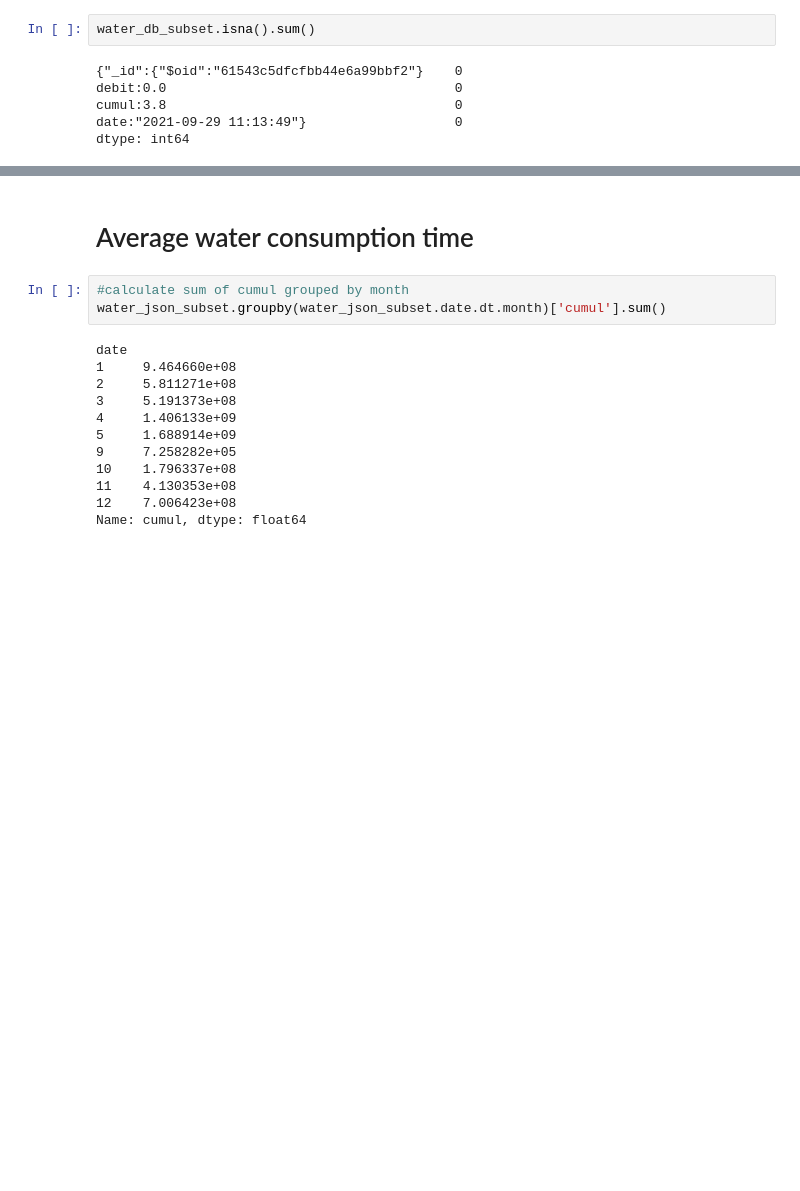
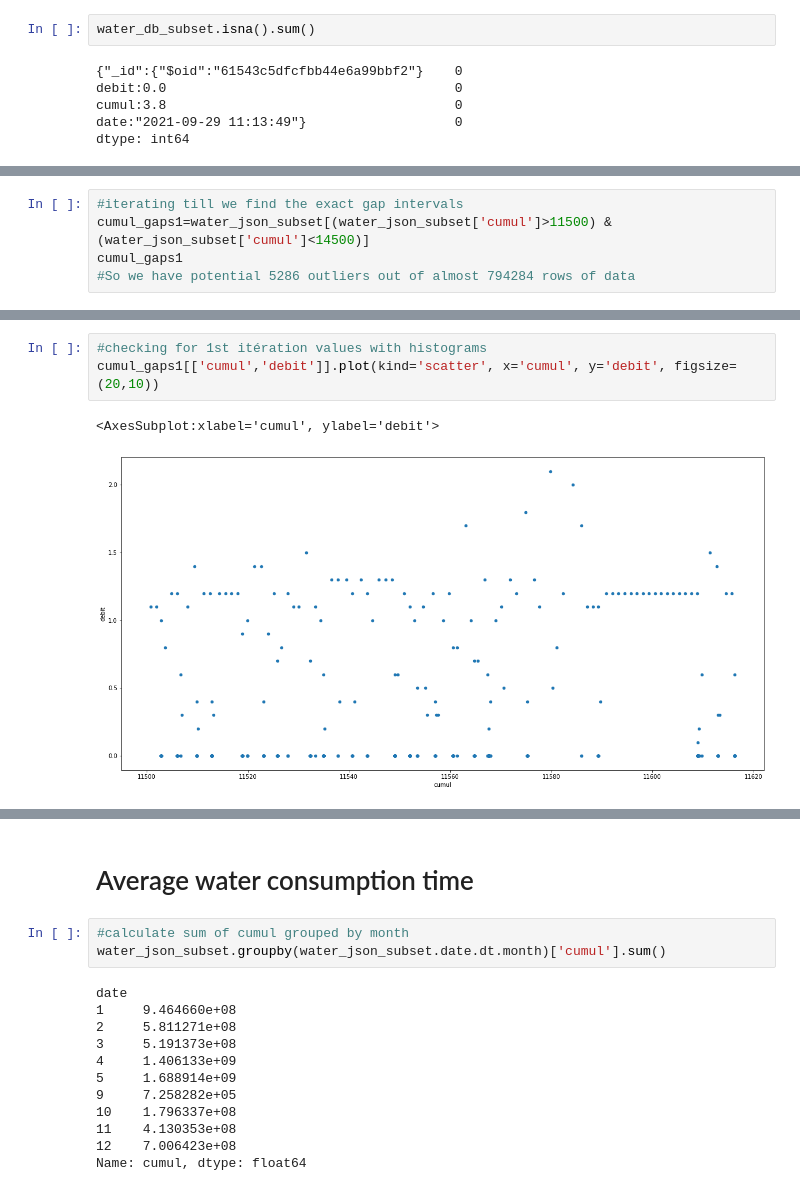
Before and after one commit to Cyrine-afk/Water-Consumption, a Jupyter notebook: Water DB.ipynb, the cells around one changed output, grey strips where cells are left out. Cells and saved outputs as stored; diff of their text form; blank space fills up the shorter version.

Commit message:
Looking for data gaps

```diff
--- a/Water DB.ipynb
+++ b/Water DB.ipynb
@@ -367,0 +374,5 @@ dtype: int64
+# %%
+#iterating till we find the exact gap intervals
+cumul_gaps1=water_json_subset[(water_json_subset['cumul']>11500) & (water_json_subset['cumul']<14500)]
+cumul_gaps1
+#So we have potential 5286 outliers out of almost 794284 rows of data
@@ -367,0 +393,6 @@ dtype: int64
+# %%
+#checking for 1st itération values with histograms
+cumul_gaps1[['cumul','debit']].plot(kind='scatter', x='cumul', y='debit', figsize=(20,10))
+# %% [output]
+<AxesSubplot:xlabel='cumul', ylabel='debit'>
+[figure, added]
```
Also changed, not shown: parts of 7 cells of this notebook.
